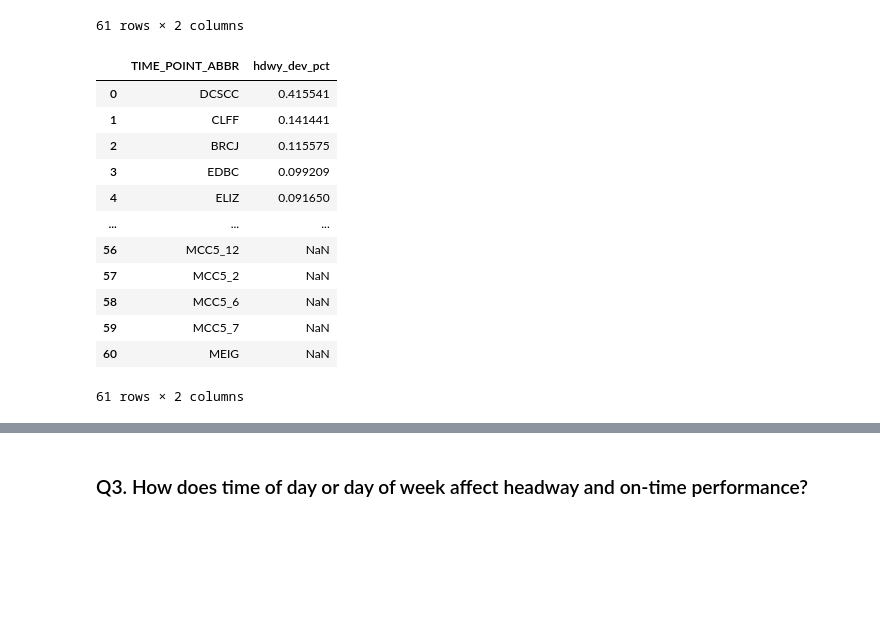
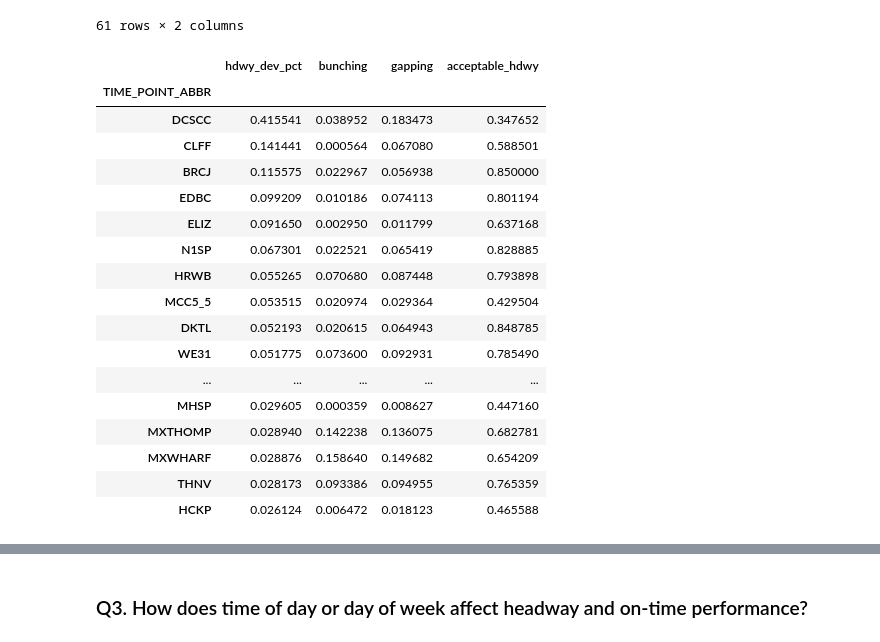
Before and after one commit to NSS-Data-Analytics-Cohort-11/wego-the-great-khans, a Jupyter notebook: notebooks/WeGo exploration.ipynb, the cells around one changed output, grey strips where cells are left out. Cells and saved outputs as stored; diff of their text form; code cells hidden in the pictures; blank space fills up the shorter version.

```diff
--- a/notebooks/WeGo exploration.ipynb
+++ b/notebooks/WeGo exploration.ipynb
@@ -569,19 +505,23 @@ clean_hdway.TIME_POINT_ABBR.value_counts().reset_index()
 | 60 | CRES | 36 |
 61 rows × 2 columns
 # %%
-loc_hdwy_dev = clean_hdway.groupby('TIME_POINT_ABBR').hdwy_dev_pct.mean().sort_values(ascending=False).reset_index()
-loc_hdwy_dev
+clean_hdway.groupby('TIME_POINT_ABBR')[['hdwy_dev_pct', 'bunching', 'gapping', 'acceptable_hdwy']].mean().sort_values('hdwy_dev_pct' , ascending = False).head(20)
 # %% [output]
-|  | TIME_POINT_ABBR | hdwy_dev_pct |
-| 0 | DCSCC | 0.415541 |
-| 1 | CLFF | 0.141441 |
-| 2 | BRCJ | 0.115575 |
-| 3 | EDBC | 0.099209 |
-| 4 | ELIZ | 0.091650 |
-| ... | ... | ... |
-| 56 | MCC5_12 | NaN |
-| 57 | MCC5_2 | NaN |
-| 58 | MCC5_6 | NaN |
-| 59 | MCC5_7 | NaN |
-| 60 | MEIG | NaN |
+|  | hdwy_dev_pct | bunching | gapping | acceptable_hdwy |
+| TIME_POINT_ABBR |  |  |  |  |
+| DCSCC | 0.415541 | 0.038952 | 0.183473 | 0.347652 |
+| CLFF | 0.141441 | 0.000564 | 0.067080 | 0.588501 |
+| BRCJ | 0.115575 | 0.022967 | 0.056938 | 0.850000 |
+| EDBC | 0.099209 | 0.010186 | 0.074113 | 0.801194 |
+| ELIZ | 0.091650 | 0.002950 | 0.011799 | 0.637168 |
+| N1SP | 0.067301 | 0.022521 | 0.065419 | 0.828885 |
+| HRWB | 0.055265 | 0.070680 | 0.087448 | 0.793898 |
+| MCC5_5 | 0.053515 | 0.020974 | 0.029364 | 0.429504 |
+| DKTL | 0.052193 | 0.020615 | 0.064943 | 0.848785 |
+| WE31 | 0.051775 | 0.073600 | 0.092931 | 0.785490 |
+| ... | ... | ... | ... | ... |
+| MHSP | 0.029605 | 0.000359 | 0.008627 | 0.447160 |
+| MXTHOMP | 0.028940 | 0.142238 | 0.136075 | 0.682781 |
+| MXWHARF | 0.028876 | 0.158640 | 0.149682 | 0.654209 |
+| THNV | 0.028173 | 0.093386 | 0.094955 | 0.765359 |
+| HCKP | 0.026124 | 0.006472 | 0.018123 | 0.465588 |
-61 rows × 2 columns
```
Also changed, not shown: parts of 53 cells of this notebook, 1 other file.
